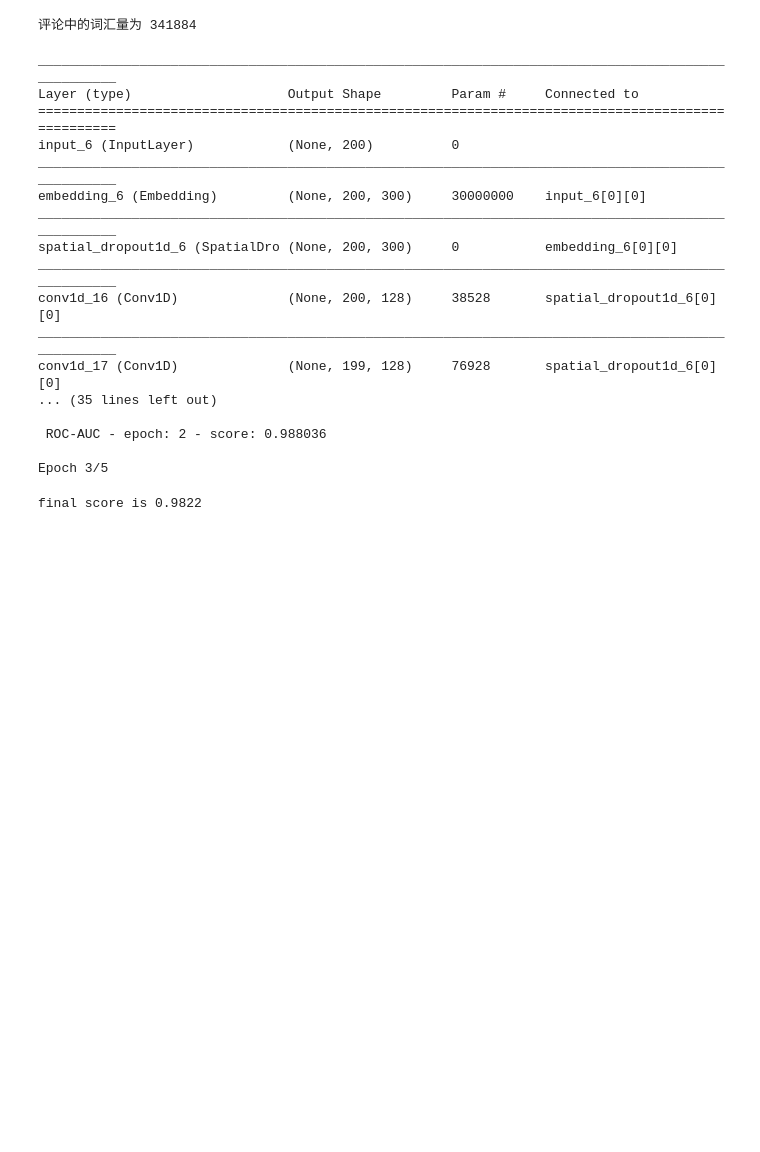
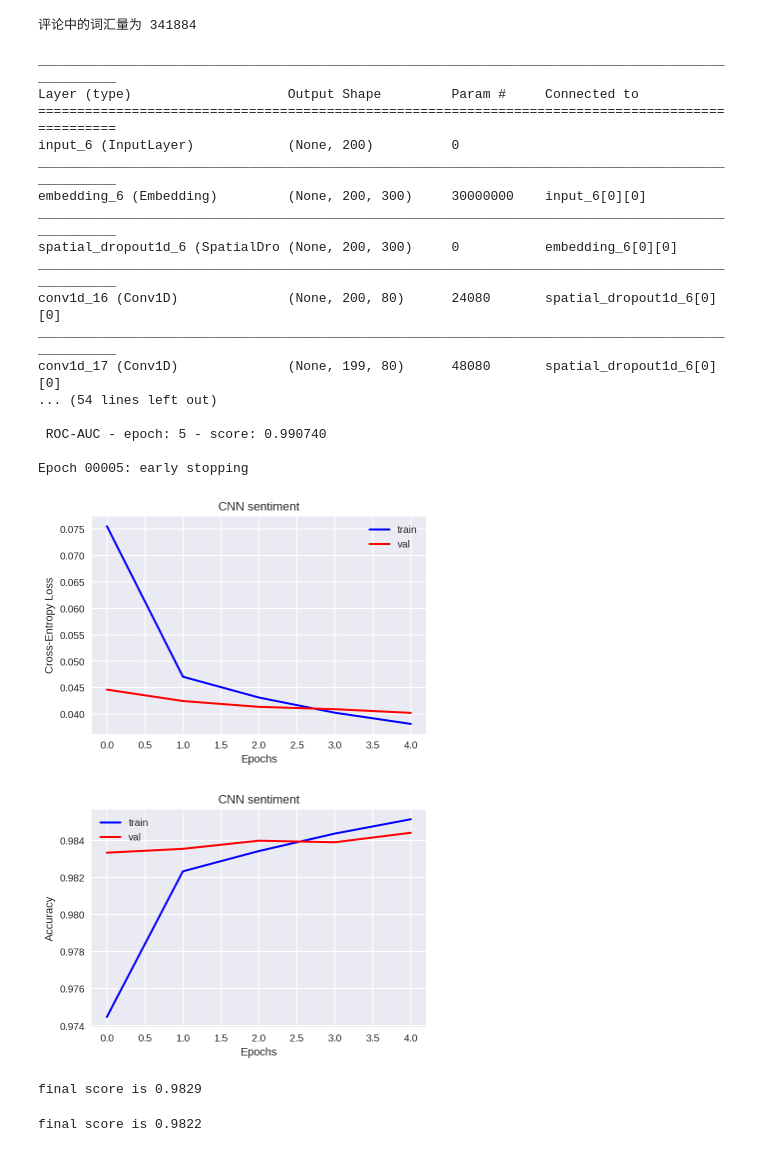
Before and after one commit to Zhengqi-Li/NLP, a Jupyter notebook: CNN.ipynb, the cells around one changed output. Drawn from its saved outputs; the diff is of its cells as text; code cells hidden in the pictures; blank space fills up the shorter version.

```diff
--- a/CNN.ipynb
+++ b/CNN.ipynb
@@ -168,4 +154,14 @@ y_train = var['ytrain']
 # %%
+train_data = pd.read_csv('train.csv')
+test_data = pd.read_csv('test.csv')
+# pickle.dump({'strain': seq_train, 'stest': seq_test, 'fm':feature_matrix}, open('/content/gdrive/My Drive/comment/var.txt', 'wb'))
+var = pickle.load(open('/content/gdrive/My Drive/comment/varibles.txt', 'rb'))
+labels = ['toxic', 'severe_toxic', 'obscene', 'threat', 'insult', 'identity_hate']
+x_train = var['xtrain']
+x_test = var['xtest']
+embedding_matrix = var['em']
+y_train = var['ytrain']
+
 class RocAucEvaluation(Callback):
     def __init__(self, validation_data=(), interval=1):
         super(Callback, self).__init__()
@@ -189,7 +185,7 @@ from keras.layers import Dense, Input, LSTM, Embedding, Dropout, Activation, Con
 from keras.layers import Bidirectional, GlobalMaxPool1D, MaxPooling1D, Add, Flatten
 from keras.layers import GlobalAveragePooling1D, GlobalMaxPooling1D, concatenate, SpatialDropout1D
 
-num_filters = 128
+num_filters = 80
 filter_sizes = [1,2,3]
 
 inp = Input(shape=(maxlen, ))
@@ -199,7 +195,7 @@ x = Embedding(max_features,
               weights=[embedding_matrix],
               trainable=True)(inp)
 
-x = SpatialDropout1D(0.4)(x)
+x = SpatialDropout1D(0.5)(x)
 
 conv_0 = Conv1D(num_filters, filter_sizes[0],
                 kernel_initializer=initializers.RandomNormal())(x)
@@ -224,9 +220,11 @@ maxpool_2 = MaxPooling1D(pool_size=(maxlen - filter_sizes[2] + 1))(ac_2)
 z = Concatenate(axis=1)([maxpool_0,
                          maxpool_1,
                          maxpool_2])
+
+z = BatchNormalization()(z)
 z = Flatten()(z)
+z = Dropout(0.3)(z)
 
-# fc = Dense(32, kernel_initializer=initializers.RandomNormal(), activation='relu')(z)
 
 fc = Dense(6, kernel_initializer=initializers.RandomNormal(), activation='sigmoid')(z)
 
@@ -264,17 +262,18 @@ model.compile(loss='binary_crossentropy',
 
 model.summary()
 
-batch_size = 256
-epochs = 5
+batch_size = 512
+epochs = 10
 
 X_tra, X_val, y_tra, y_val = train_test_split(x_train, y_train,
-                                              test_size=0.1, shuffle=True)
+                                              test_size=0.1,
+                                              shuffle=True)
 
 RocAuc = RocAucEvaluation(validation_data=(X_val, y_val), interval=1)
 
 early = EarlyStopping(monitor='val_acc',
                       min_delta=0.01,
-                      patience=3,
+                      patience=4,
                       verbose=1)
 
 callback_list = [RocAuc, early]
@@ -301,38 +300,41 @@ plt.show()
 plt.figure()
 plt.plot(hist.history['acc'], lw=2.0, color='b', label='train')
 plt.plot(hist.history['val_acc'], lw=2.0, color='r', label='val')
 plt.title('CNN sentiment')
 plt.xlabel('Epochs')
 plt.ylabel('Accuracy')
 plt.legend(loc='upper left')
 plt.show()
 
 y_pred = model.predict(x_test, batch_size=1024)
 submission = pd.read_csv('sample_submission.csv')
 submission[["toxic", "severe_toxic", "obscene", "threat", "insult", "identity_hate"]] = y_pred
 # submission.to_csv('CNN.csv', index=False)
 test_labels = pd.read_csv('test_labels.csv')
 real_test = test_labels[test_labels['toxic']>=0]
 score = roc_auc_score(real_test[labels], submission.iloc[real_test.index][labels])
 print('final score is {:.4f}'.format(score))
 # %% [output]
 __________________________________________________________________________________________________
 Layer (type)                    Output Shape         Param #     Connected to
 ==================================================================================================
 input_6 (InputLayer)            (None, 200)          0
 __________________________________________________________________________________________________
 embedding_6 (Embedding)         (None, 200, 300)     30000000    input_6[0][0]
 __________________________________________________________________________________________________
 spatial_dropout1d_6 (SpatialDro (None, 200, 300)     0           embedding_6[0][0]
 __________________________________________________________________________________________________
-conv1d_16 (Conv1D)              (None, 200, 128)     38528       spatial_dropout1d_6[0][0]
+conv1d_16 (Conv1D)              (None, 200, 80)      24080       spatial_dropout1d_6[0][0]
 __________________________________________________________________________________________________
-conv1d_17 (Conv1D)              (None, 199, 128)     76928       spatial_dropout1d_6[0][0]
-... (35 lines left out)
+conv1d_17 (Conv1D)              (None, 199, 80)      48080       spatial_dropout1d_6[0][0]
+... (54 lines left out)
 
- ROC-AUC - epoch: 2 - score: 0.988036
+ ROC-AUC - epoch: 5 - score: 0.990740
 
-Epoch 3/5
+Epoch 00005: early stopping
+[figure, added]
+[figure, added]
+final score is 0.9829
 # %%
 # %% [output]
 final score is 0.9822
```
Also changed, not shown: parts of 2 cells of this notebook.
